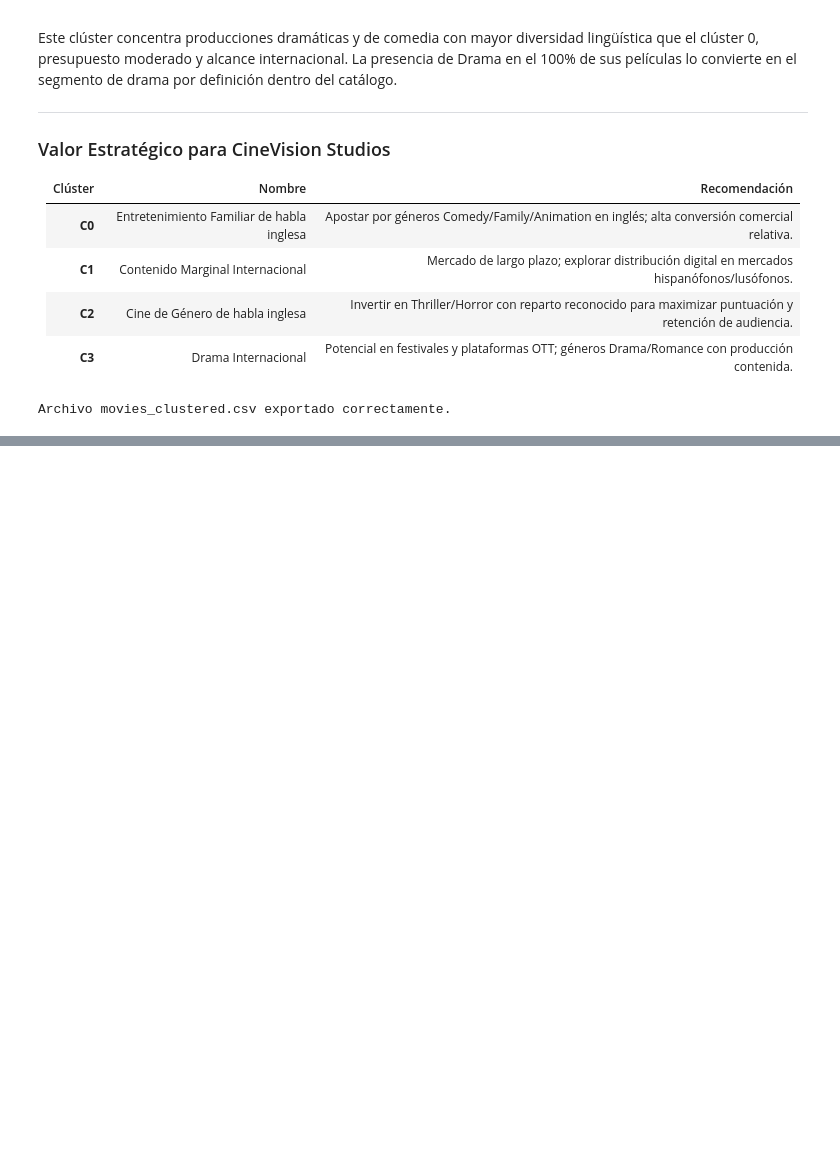
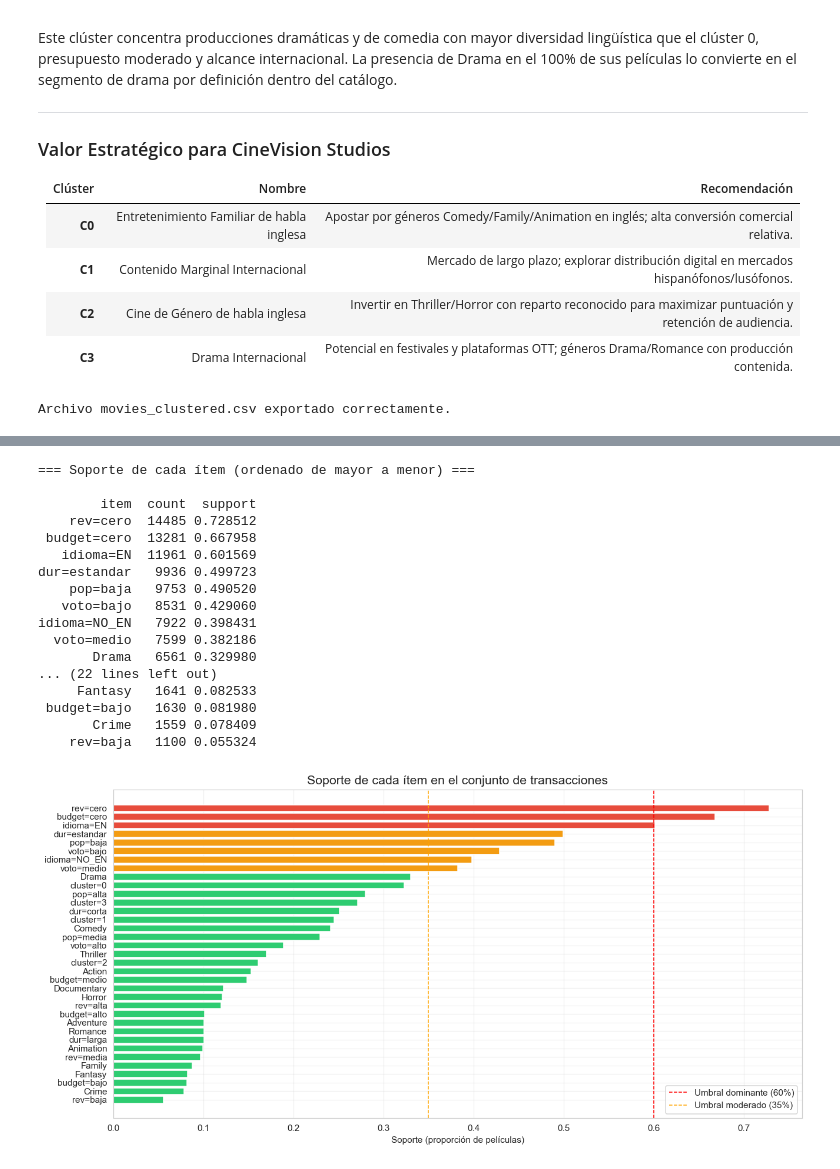
Before and after one commit to FerAHMz/lab2-md, a Jupyter notebook: lab2_clustering.ipynb, the cells around one changed output, grey strips where cells are left out. Drawn from its saved outputs; the diff is of its cells as text; code cells hidden in the pictures; blank space fills up the shorter version.

```diff
--- a/lab2_clustering.ipynb
+++ b/lab2_clustering.ipynb
@@ -1273,0 +1317,16 @@ Archivo movies_clustered.csv exportado correctamente.
+# %%
+# Se carga el dataset con etiquetas de clúster y se reconstruyen las variables necesarias
+df_ar = pd.read_csv('movies_clustered.csv', encoding='latin-1', low_memory=False)
+
+# Se reconstruyen los géneros multi-hot a partir de la columna genres (pipe-separated)
+TOP_GENRES = ['Drama','Comedy','Thriller','Action','Documentary',
+              'Horror','Adventure','Romance','Animation','Family','Fantasy','Crime']
+
+for g in TOP_GENRES:
+    df_ar[g] = df_ar['genres'].fillna('').apply(lambda x: int(g in x))
+
+# Se convierte la columna cluster_best a etiqueta de ítem
+df_ar['cluster_best'] = df_ar['cluster_best'].fillna(-1).astype(int)
+
+print(f"Registros cargados: {len(df_ar):,}")
+print(f"Columnas disponibles: {list(df_ar.columns)}")
@@ -1273,0 +1423,45 @@ Archivo movies_clustered.csv exportado correctamente.
+# %%
+# Se analizan las frecuencias de cada ítem para identificar ítems dominantes
+from collections import Counter
+
+item_counter = Counter(item for basket in transactions_full for item in basket)
+total = len(transactions_full)
+
+freq_df = pd.DataFrame(item_counter.items(), columns=['item', 'count'])
+freq_df['support'] = freq_df['count'] / total
+freq_df = freq_df.sort_values('support', ascending=False).reset_index(drop=True)
+
+print("=== Soporte de cada ítem (ordenado de mayor a menor) ===\n")
+print(freq_df.to_string(index=False))
+
+# Se visualiza el soporte de cada ítem
+fig, ax = plt.subplots(figsize=(12, 6))
+colors = ['#e74c3c' if s > 0.6 else '#f39c12' if s > 0.35 else '#2ecc71'
+          for s in freq_df['support']]
+ax.barh(freq_df['item'][::-1], freq_df['support'][::-1], color=colors[::-1])
+ax.axvline(0.60, color='red', linestyle='--', linewidth=1, label='Umbral dominante (60%)')
+ax.axvline(0.35, color='orange', linestyle='--', linewidth=1, label='Umbral moderado (35%)')
+ax.set_xlabel('Soporte (proporción de películas)')
+ax.set_title('Soporte de cada ítem en el conjunto de transacciones')
+ax.legend()
+plt.tight_layout()
+plt.show()
+# %% [output]
+=== Soporte de cada ítem (ordenado de mayor a menor) ===
+
+        item  count  support
+    rev=cero  14485 0.728512
+ budget=cero  13281 0.667958
+   idioma=EN  11961 0.601569
+dur=estandar   9936 0.499723
+    pop=baja   9753 0.490520
+   voto=bajo   8531 0.429060
+idioma=NO_EN   7922 0.398431
+  voto=medio   7599 0.382186
+       Drama   6561 0.329980
+... (22 lines left out)
+     Fantasy   1641 0.082533
+ budget=bajo   1630 0.081980
+       Crime   1559 0.078409
+    rev=baja   1100 0.055324
+[figure, added]
```
Also changed, not shown: parts of 14 cells of this notebook.
